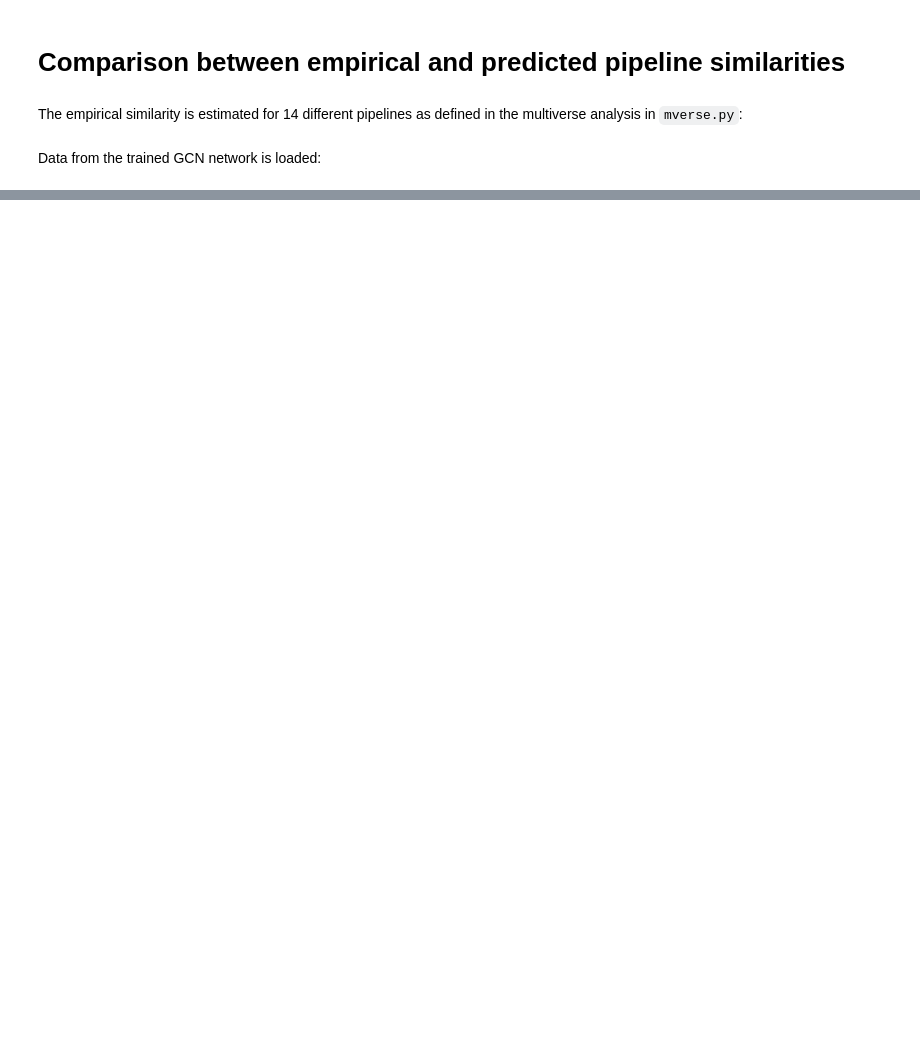
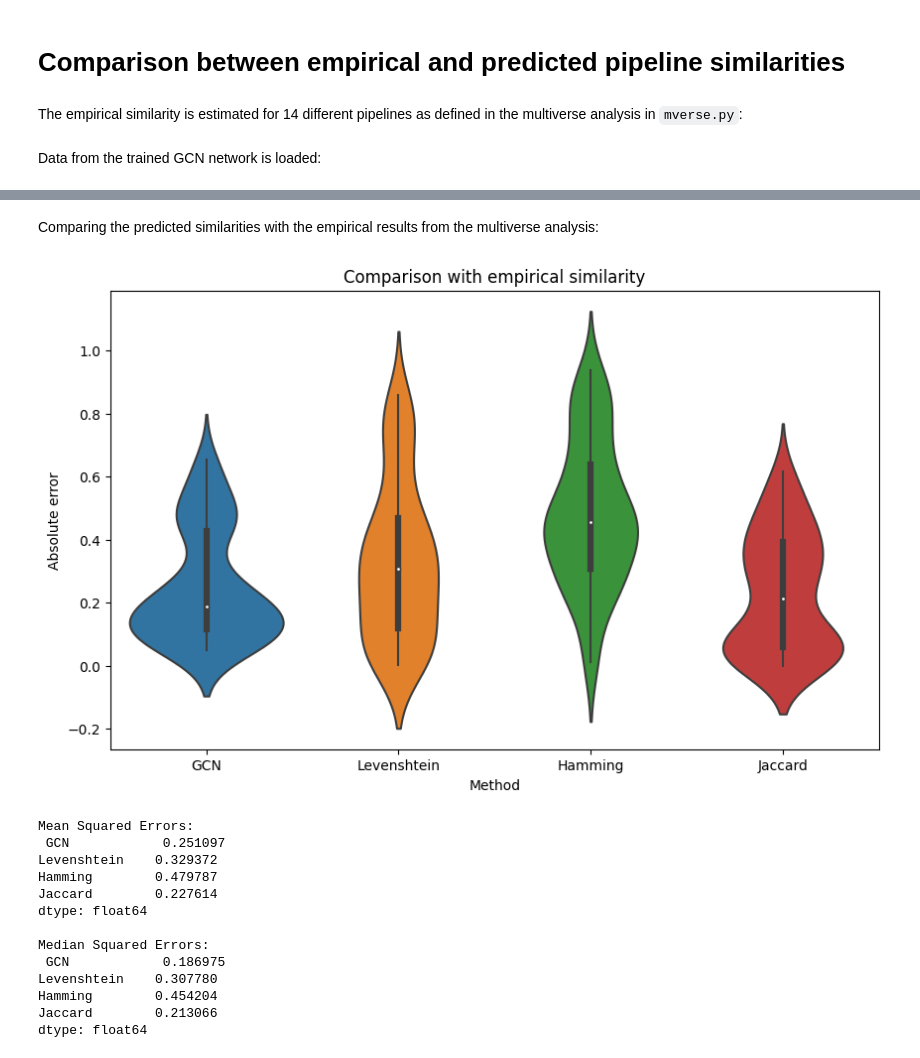
Before and after one commit to metascience-uol/GCN-pipelines, a Jupyter notebook: multiverse/evaulate_mverse.ipynb, the cells around one changed output, grey strips where cells are left out. Saved outputs shown, nothing was run; the diff lists cells and outputs as text; code cells hidden in the pictures; blank space fills up the shorter version.

```diff
--- a/multiverse/evaulate_mverse.ipynb
+++ b/multiverse/evaulate_mverse.ipynb
@@ -6,18 +6,20 @@ import fastdtw
 import Levenshtein
 import numpy as np
 import pandas as pd
-from scipy.stats import spearmanr
+import ptitprince as pt
+import seaborn as sns
 from matplotlib import pyplot as plt
 from sklearn.metrics import pairwise_distances
 from scipy.spatial.distance import pdist, squareform
 from sklearn.preprocessing import MultiLabelBinarizer
 
-wd = "D:/Meteor/Projects/RLproject/Guardian/Scripts" ###Change the path to the directory where the GCN-pipelines folder is located
+#wd = "D:/Meteor/Projects/RLproject/Guardian/Scripts/"
+wd = "/mnt/hpc_work/"
 #wd = "/gss/work/zead9360/"
 
 file_paths = [f"{wd}/GCN-pipelines/multiverse/multiverse_pipelines/results/universe_{i}.pkl" for i in range(1, 15)]
 gcn_data = f"{wd}/GCN-pipelines/Data/graph_and_embeddings.pkl"
-pipeline_path = f"{wd}/GCN-pipelines/Data/pipelines_multiverse.xlsx"
+pipeline_path = f"{wd}/GCN-pipelines/Data/pipelinesMultiverse.xlsx"
 # %% [markdown]
 The empirical similarity is estimated for 14 different pipelines as defined in the multiverse analysis in `mverse.py`:
 # %%
@@ -241,0 +120,56 @@ Median Absolute Errors:
+# %% [markdown]
+Comparing the predicted similarities with the empirical results from the multiverse analysis:
+# %%
+empirical_upper = empirical_similarity[np.triu_indices_from(empirical_similarity, k=1)]
+gcn_upper = embedding_similarity_dtw[np.triu_indices_from(embedding_similarity_dtw, k=1)]
+levenshtein_upper = levenshtein_similarity[np.triu_indices_from(levenshtein_similarity, k=1)]
+hamming_upper = hamming_similarity[np.triu_indices_from(hamming_similarity, k=1)]
+jaccard_upper = jaccard_similarity[np.triu_indices_from(jaccard_similarity, k=1)]
+
+similarity_data = pd.DataFrame({
+    'Empirical': empirical_upper,
+    'GCN': gcn_upper,
+    'Levenshtein': levenshtein_upper,
+    'Hamming': hamming_upper,
+    'Jaccard': jaccard_upper
+})
+
+# Calculate absolute errors
+absolute_errors = {
+    'GCN': np.abs(similarity_data['Empirical'] - similarity_data['GCN']),
+    'Levenshtein': np.abs(similarity_data['Empirical'] - similarity_data['Levenshtein']),
+    'Hamming': np.abs(similarity_data['Empirical'] - similarity_data['Hamming']),
+    'Jaccard': np.abs(similarity_data['Empirical'] - similarity_data['Jaccard']),
+}
+
+squared_error_data = pd.DataFrame(absolute_errors)
+melted_squared_error_data = squared_error_data.melt(var_name='Method', value_name='Absolute Error') # melt the DataFrame for visualization
+
+# Plot violin plots
+plt.figure(figsize=(10, 6))
+sns.violinplot(x='Method', y='Absolute Error', data=melted_squared_error_data)
+plt.title('Comparison with empirical similarity')
+plt.ylabel('Absolute error')
+plt.xlabel('Method')
+plt.show()
+
+mean_squared_errors = squared_error_data.mean()
+median_squared_errors = squared_error_data.median()
+
+print("Mean Squared Errors:\n", mean_squared_errors)
+print("\nMedian Squared Errors:\n", median_squared_errors)
+# %% [output]
+[figure, added]
+Mean Squared Errors:
+ GCN            0.251097
+Levenshtein    0.329372
+Hamming        0.479787
+Jaccard        0.227614
+dtype: float64
+
+Median Squared Errors:
+ GCN            0.186975
+Levenshtein    0.307780
+Hamming        0.454204
+Jaccard        0.213066
+dtype: float64
```
Also changed, not shown: parts of 14 cells of this notebook, 2 other files.
